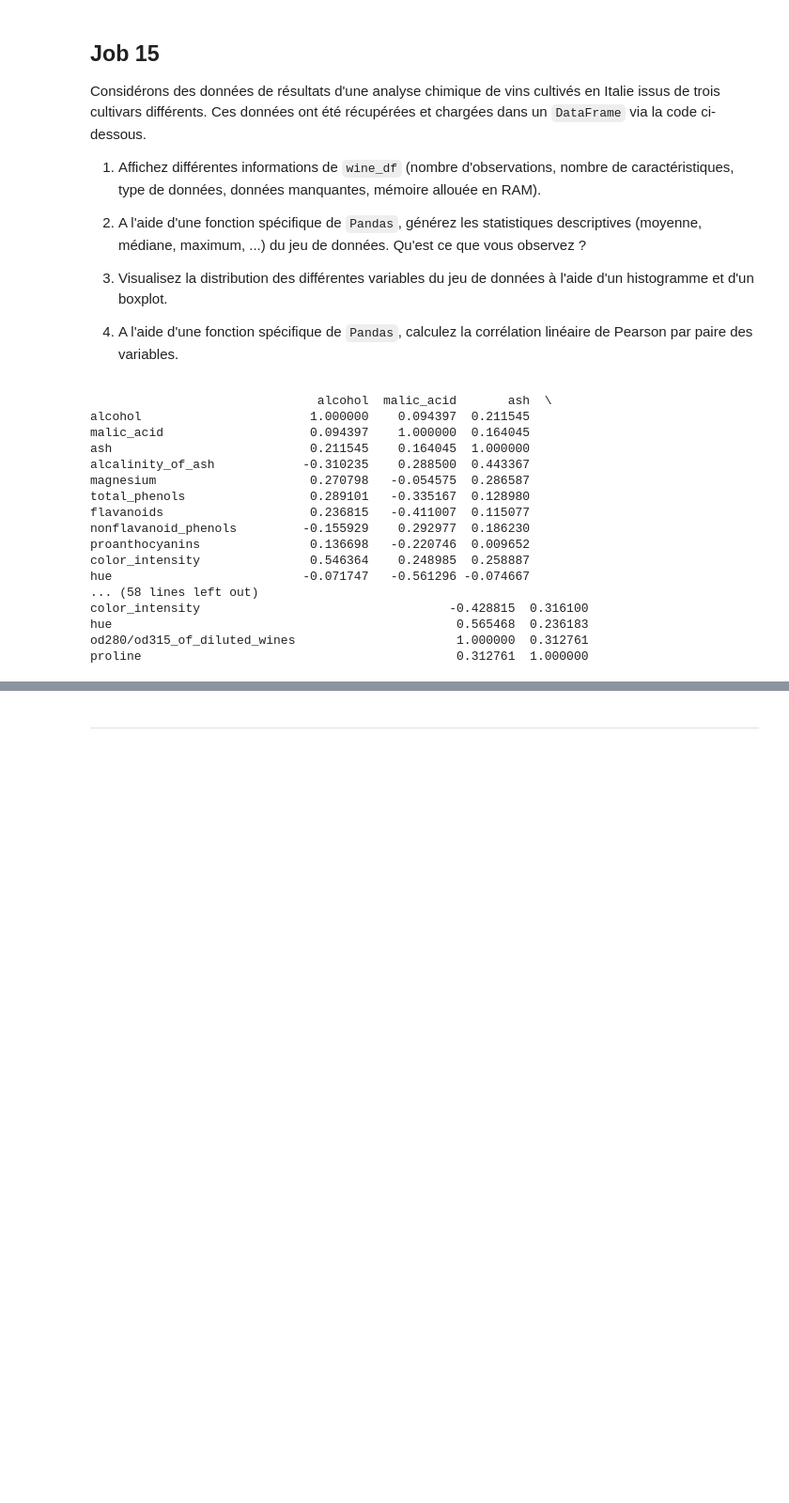
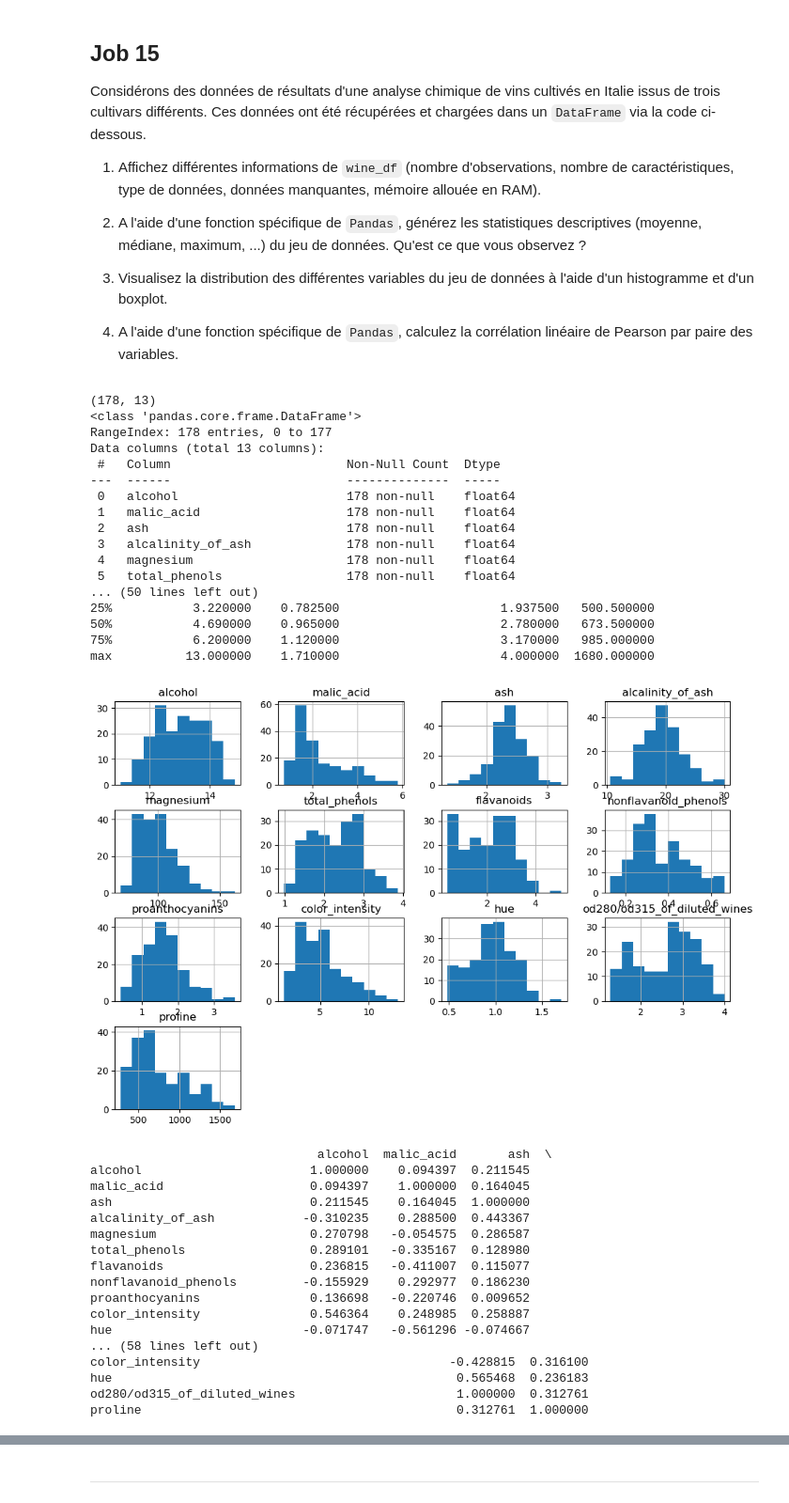
Before and after one commit to axel-achart/philomathia, a Jupyter notebook: philomathia.ipynb, the cells around one changed output, grey strips where cells are left out. Shown at 94% size. Cells and saved outputs as stored; diff of their text form; code cells hidden in the pictures; blank space fills up the shorter version.

```diff
--- a/philomathia.ipynb
+++ b/philomathia.ipynb
@@ -515,32 +548,50 @@ Considérons des données de résultats d'une analyse chimique de vins cultivés
 # %%
 wine_data = load_wine()
 
 wine_df = pd.DataFrame(data=wine_data.data, columns=wine_data.feature_names)
 wine_df.head()
-#print(wine_df.shape)
-#print(wine_df.info())
-#print(wine_df.isnull().sum())
-#print(wine_df.memory_usage().sum())
-#print(wine_df.describe())
-#wine_df.hist(figsize=(12,8))
-#plt.show()
-#wine_df.boxplot(figsize=(12,8), rot=90)
+print(wine_df.shape)
+print(wine_df.info())
+print(wine_df.isnull().sum())
+print(wine_df.memory_usage().sum())
+print(wine_df.describe())
+wine_df.hist(figsize=(12,8))
+plt.show()
+wine_df.boxplot(figsize=(12,8), rot=90)
 print(wine_df.corr())
 # %% [output]
-                               alcohol  malic_acid       ash  \
-alcohol                       1.000000    0.094397  0.211545
-malic_acid                    0.094397    1.000000  0.164045
-ash                           0.211545    0.164045  1.000000
-alcalinity_of_ash            -0.310235    0.288500  0.443367
-magnesium                     0.270798   -0.054575  0.286587
-total_phenols                 0.289101   -0.335167  0.128980
-flavanoids                    0.236815   -0.411007  0.115077
-nonflavanoid_phenols         -0.155929    0.292977  0.186230
-proanthocyanins               0.136698   -0.220746  0.009652
-color_intensity               0.546364    0.248985  0.258887
-hue                          -0.071747   -0.561296 -0.074667
-... (58 lines left out)
-color_intensity                                  -0.428815  0.316100
-hue                                               0.565468  0.236183
-od280/od315_of_diluted_wines                      1.000000  0.312761
-proline                                           0.312761  1.000000
+(178, 13)
+<class 'pandas.core.frame.DataFrame'>
+RangeIndex: 178 entries, 0 to 177
+Data columns (total 13 columns):
+ #   Column                        Non-Null Count  Dtype
+---  ------                        --------------  -----
+ 0   alcohol                       178 non-null    float64
+ 1   malic_acid                    178 non-null    float64
+ 2   ash                           178 non-null    float64
+ 3   alcalinity_of_ash             178 non-null    float64
+ 4   magnesium                     178 non-null    float64
+ 5   total_phenols                 178 non-null    float64
+... (50 lines left out)
+25%           3.220000    0.782500                      1.937500   500.500000
+50%           4.690000    0.965000                      2.780000   673.500000
+75%           6.200000    1.120000                      3.170000   985.000000
+max          13.000000    1.710000                      4.000000  1680.000000
+[figure, added]
+                               alcohol  malic_acid       ash  \
+alcohol                       1.000000    0.094397  0.211545
+malic_acid                    0.094397    1.000000  0.164045
+ash                           0.211545    0.164045  1.000000
+alcalinity_of_ash            -0.310235    0.288500  0.443367
+magnesium                     0.270798   -0.054575  0.286587
+total_phenols                 0.289101   -0.335167  0.128980
+flavanoids                    0.236815   -0.411007  0.115077
+nonflavanoid_phenols         -0.155929    0.292977  0.186230
+proanthocyanins               0.136698   -0.220746  0.009652
+color_intensity               0.546364    0.248985  0.258887
+hue                          -0.071747   -0.561296 -0.074667
+... (58 lines left out)
+color_intensity                                  -0.428815  0.316100
+hue                                               0.565468  0.236183
+od280/od315_of_diluted_wines                      1.000000  0.312761
+proline                                           0.312761  1.000000
```
Also changed, not shown: parts of 10 cells of this notebook.
